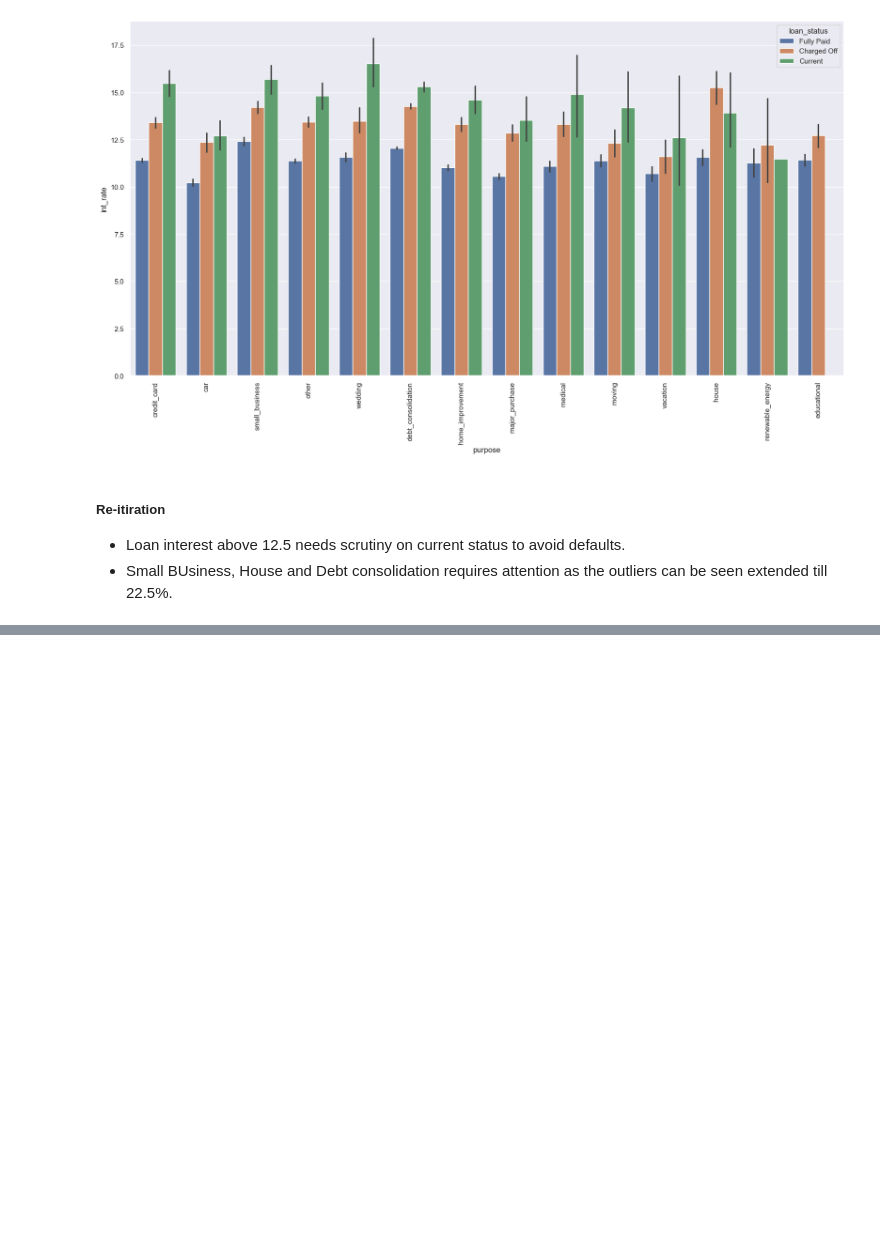
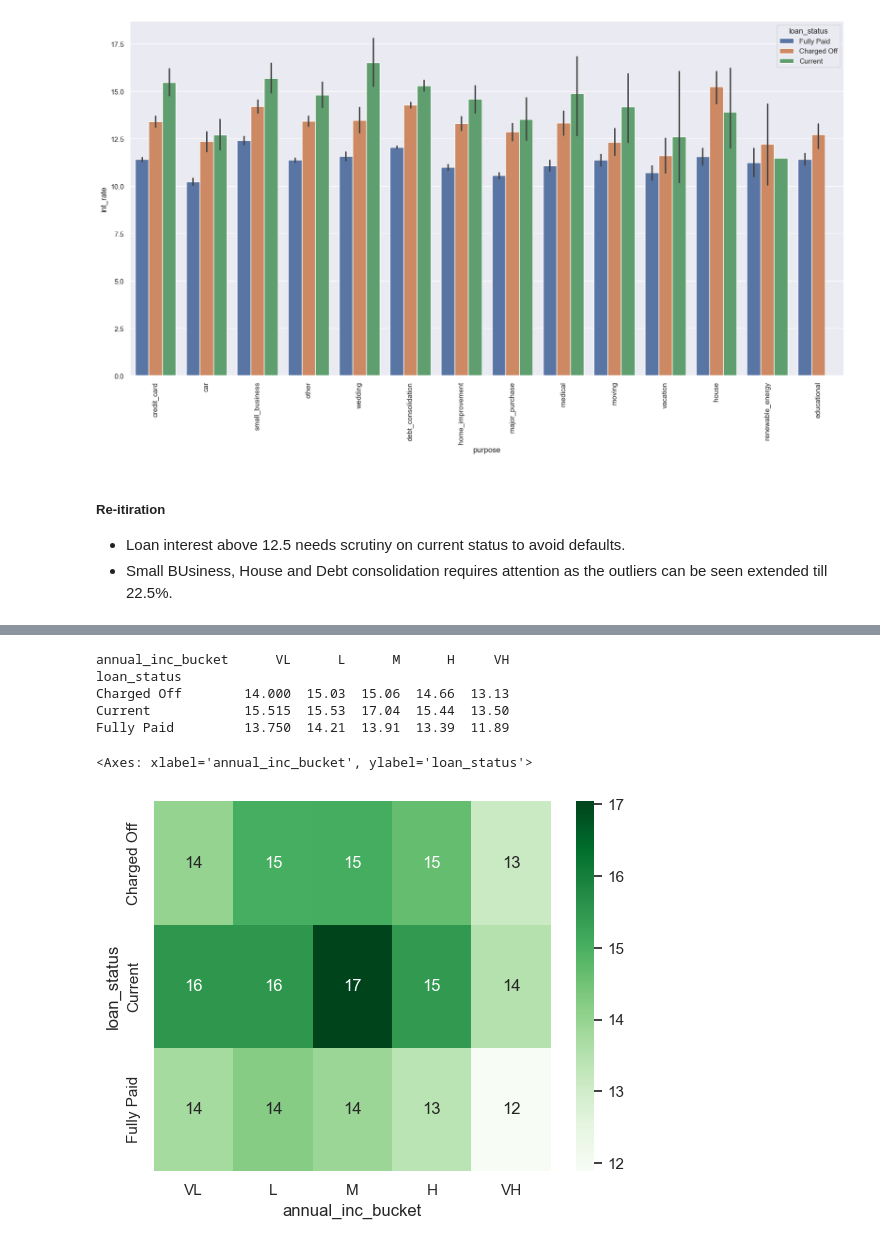
Before and after one commit to MallikaBera/LendingClubCaseStudy, a Jupyter notebook: Code_v02_01_mamathak.ipynb, the cells around one changed output, grey strips where cells are left out. Drawn from its saved outputs; the diff is of its cells as text; code cells hidden in the pictures; blank space fills up the shorter version.

```diff
--- a/Code_v02_01_mamathak.ipynb
+++ b/Code_v02_01_mamathak.ipynb
@@ -949,0 +1018,19 @@ plt.show()
+# %%
+###Removed Outliers.
+loan4HM=loan[(loan['annual_inc'] <= 150000) & (loan['annual_inc'] >= 4000)]
+loan4HM=loan4HM[(loan4HM['dti'] >= 0) & (loan4HM['dti'] <= 30)]
+#?pd.qcut
+###Though bucketized annual income, DTI was taken for rating..
+loan4HM['annual_inc_bucket']=pd.qcut(loan4HM.annual_inc,[0,0.2,0.4,0.6,0.8,1],['VL','L','M','H','VH'])
+loan4HM['dti_bucket']=pd.qcut(loan4HM.dti,[0,0.2,0.4,0.6,0.8,1],['VL','L','M','H','VH'])
+res=pd.pivot_table(data=loan4HM,index='loan_status',columns='annual_inc_bucket',values='dti',aggfunc=np.median)
+print(res)
+sns.heatmap(res,cmap='Greens',annot=True)
+# %% [output]
+annual_inc_bucket      VL      L      M      H     VH
+loan_status
+Charged Off        14.000  15.03  15.06  14.66  13.13
+Current            15.515  15.53  17.04  15.44  13.50
+Fully Paid         13.750  14.21  13.91  13.39  11.89
+<Axes: xlabel='annual_inc_bucket', ylabel='loan_status'>
+[figure, added]
```
Also changed, not shown: parts of 5 cells of this notebook.
